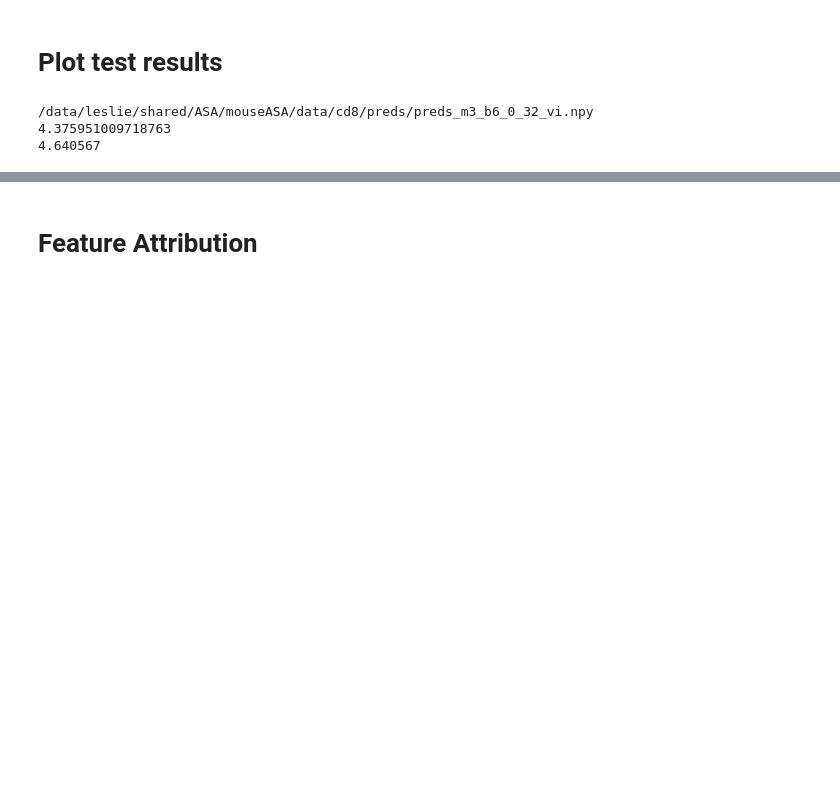
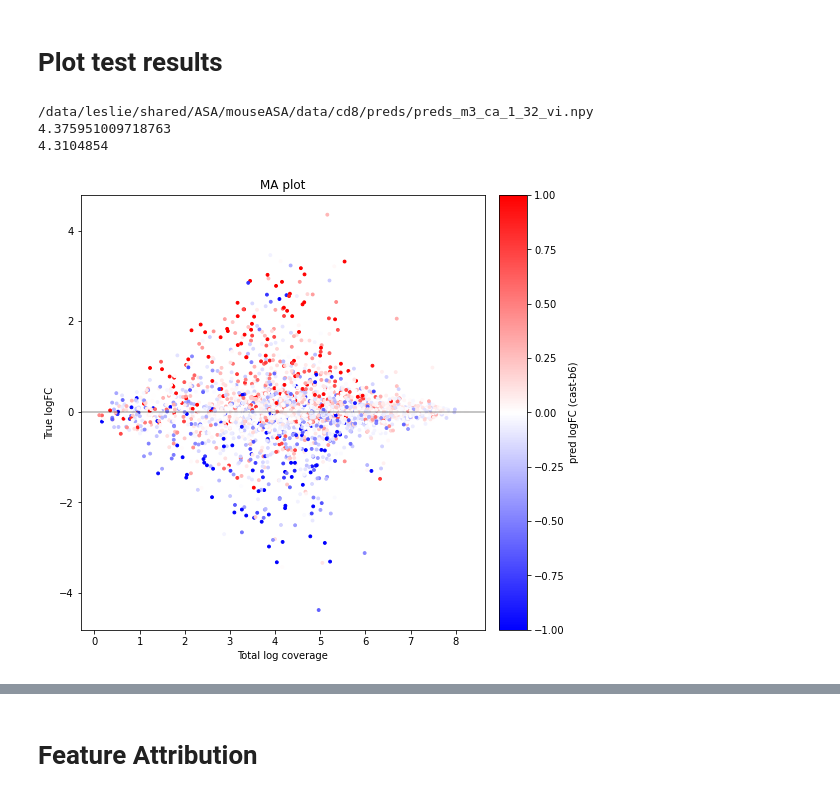
Before and after one commit to adityasinha379/mouseASA, a Jupyter notebook: scripts/analysis.ipynb, the cells around one changed output, grey strips where cells are left out. Drawn from its saved outputs; the diff is of its cells as text; code cells hidden in the pictures; blank space fills up the shorter version.

```diff
--- a/scripts/analysis.ipynb
+++ b/scripts/analysis.ipynb
@@ -25,8 +25,8 @@ name = ['train', 'val', 'test']
 # %%
 from run import load_data
 modelname = 'm3'
-dataset = 'b6'
-use_prior = '0'
+dataset = 'ca'
+use_prior = '1'
 batchsize = '32'
 gc = ''
 ident = '_vi'
@@ -34,7 +34,7 @@ ident = '_vi'
 predspath = f'{datadir}preds/preds_{modelname}_{dataset}_{use_prior}_{batchsize}{gc}{ident}.npy'
 print(predspath)
 y_pred = np.load(predspath)
-_,_,_,_,y_test,_ = load_data(ctype,dataset,gc+ident)
+_,_,_,_,y_test,_ = load_data(ctype,dataset,gc+ident+'')
 
 # remove revcomps
 y_test = y_test[:len(y_test)//2]
@@ -45,9 +45,29 @@ pred_fc = y_pred[len(y_pred)//2:] - y_pred[:len(y_pred)//2]
 print(np.max(np.abs(true_fc)))
 print(np.max(np.abs(pred_fc)))
 # %% [output]
-/data/leslie/shared/ASA/mouseASA/data/cd8/preds/preds_m3_b6_0_32_vi.npy
+/data/leslie/shared/ASA/mouseASA/data/cd8/preds/preds_m3_ca_1_32_vi.npy
 4.375951009718763
-4.640567
+4.3104854
+# %%
+# MA plot
+from mpl_toolkits.axes_grid1 import make_axes_locatable
+fig = plt.figure(figsize=(8,8))
+ax = fig.add_subplot()
+divider = make_axes_locatable(ax)
+cax = divider.append_axes('right', size="7%", pad=0.2,)
+
+_,_,_,_,temp,_ = load_data(ctype,dataset,'_noGC'+ident+'')        # load no GC dataset to get total log coverage
+temp = temp[:len(temp)//2]
+ax.axhline(0, c='k', alpha=0.3)
+a = ax.scatter( np.log2(2**temp[:len(y_test)//2]+2**temp[len(y_test)//2:]-1), true_fc, c = pred_fc, cmap = 'bwr', s = 8, vmax=1, vmin=-1 )
+cbar = plt.colorbar(a, cax=cax)
+cbar.set_label('pred logFC (cast-b6)')
+ax.set_xlabel('Total log coverage')
+ax.set_ylabel('True logFC')
+ax.set_title('MA plot')
+plt.show()
+# %% [output]
+[figure, added]
 # %%
 # Overall Spearman plot:
 import matplotlib.pyplot as plt
```
Also changed, not shown: parts of 10 cells of this notebook, 7 other files.
